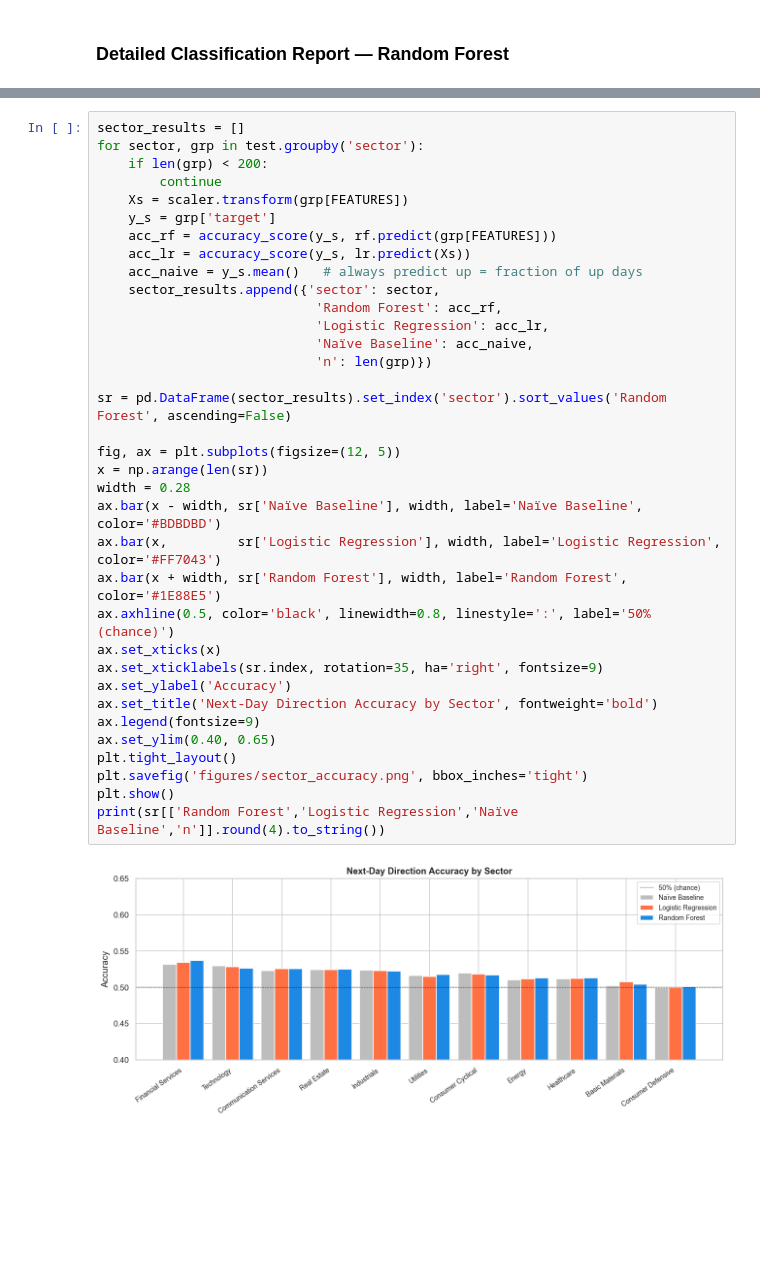
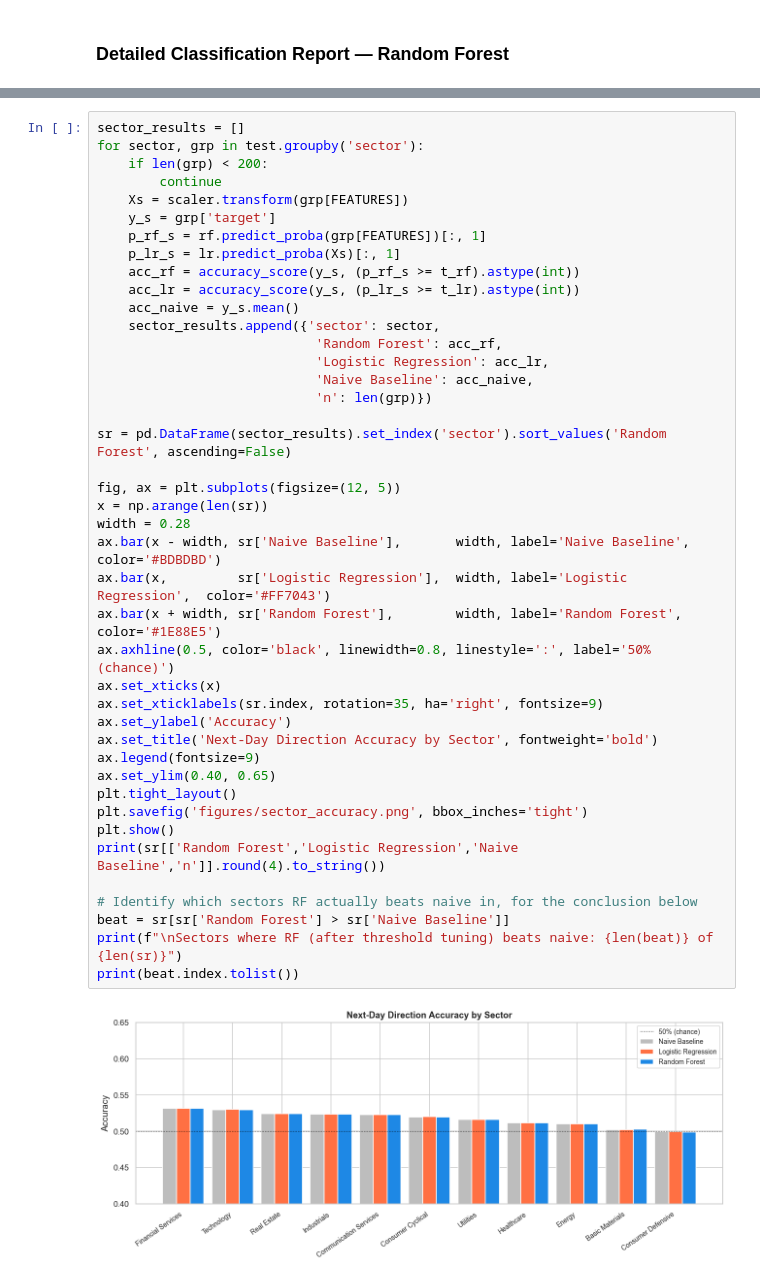
Before and after one commit to JayantUMDDev/cmsc320-final-project, a Jupyter notebook: FinalProject/CMSC320_Final_Jayant_Maheshwari.ipynb, the cells around one changed output, grey strips where cells are left out. Cells and saved outputs as stored; diff of their text form; blank space fills up the shorter version.

```diff
--- a/CMSC320_Final_Jayant_Maheshwari.ipynb
+++ b/FinalProject/CMSC320_Final_Jayant_Maheshwari.ipynb
@@ -507,37 +609,44 @@ plt.show()
 # %%
 sector_results = []
 for sector, grp in test.groupby('sector'):
     if len(grp) < 200:
         continue
     Xs = scaler.transform(grp[FEATURES])
     y_s = grp['target']
-    acc_rf = accuracy_score(y_s, rf.predict(grp[FEATURES]))
-    acc_lr = accuracy_score(y_s, lr.predict(Xs))
-    acc_naive = y_s.mean()   # always predict up = fraction of up days
+    p_rf_s = rf.predict_proba(grp[FEATURES])[:, 1]
+    p_lr_s = lr.predict_proba(Xs)[:, 1]
+    acc_rf = accuracy_score(y_s, (p_rf_s >= t_rf).astype(int))
+    acc_lr = accuracy_score(y_s, (p_lr_s >= t_lr).astype(int))
+    acc_naive = y_s.mean()
     sector_results.append({'sector': sector,
                             'Random Forest': acc_rf,
                             'Logistic Regression': acc_lr,
-                            'Naïve Baseline': acc_naive,
+                            'Naive Baseline': acc_naive,
                             'n': len(grp)})
 
 sr = pd.DataFrame(sector_results).set_index('sector').sort_values('Random Forest', ascending=False)
 
 fig, ax = plt.subplots(figsize=(12, 5))
 x = np.arange(len(sr))
 width = 0.28
-ax.bar(x - width, sr['Naïve Baseline'], width, label='Naïve Baseline', color='#BDBDBD')
-ax.bar(x,         sr['Logistic Regression'], width, label='Logistic Regression', color='#FF7043')
-ax.bar(x + width, sr['Random Forest'], width, label='Random Forest', color='#1E88E5')
+ax.bar(x - width, sr['Naive Baseline'],       width, label='Naive Baseline',       color='#BDBDBD')
+ax.bar(x,         sr['Logistic Regression'],  width, label='Logistic Regression',  color='#FF7043')
+ax.bar(x + width, sr['Random Forest'],        width, label='Random Forest',        color='#1E88E5')
 ax.axhline(0.5, color='black', linewidth=0.8, linestyle=':', label='50% (chance)')
 ax.set_xticks(x)
 ax.set_xticklabels(sr.index, rotation=35, ha='right', fontsize=9)
 ax.set_ylabel('Accuracy')
 ax.set_title('Next-Day Direction Accuracy by Sector', fontweight='bold')
 ax.legend(fontsize=9)
 ax.set_ylim(0.40, 0.65)
 plt.tight_layout()
 plt.savefig('figures/sector_accuracy.png', bbox_inches='tight')
 plt.show()
-print(sr[['Random Forest','Logistic Regression','Naïve Baseline','n']].round(4).to_string())
+print(sr[['Random Forest','Logistic Regression','Naive Baseline','n']].round(4).to_string())
+
+# Identify which sectors RF actually beats naive in, for the conclusion below
+beat = sr[sr['Random Forest'] > sr['Naive Baseline']]
+print(f"\nSectors where RF (after threshold tuning) beats naive: {len(beat)} of {len(sr)}")
+print(beat.index.tolist())
 # %% [output]
-[figure, old version]
+[figure, new version]
```
Also changed, not shown: parts of 58 cells of this notebook, 19 other files.
